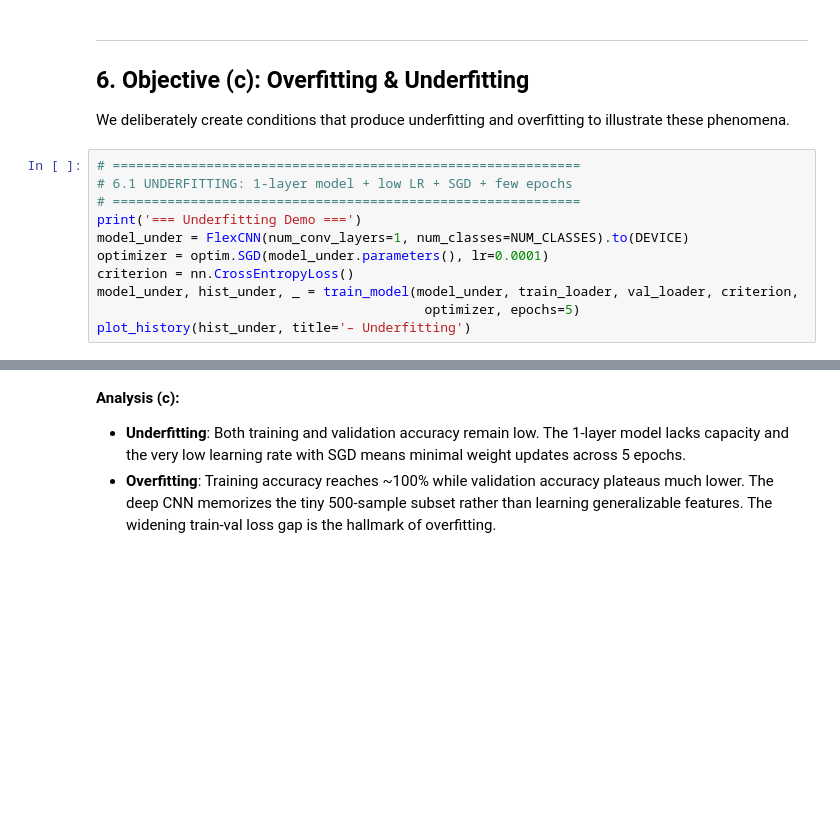
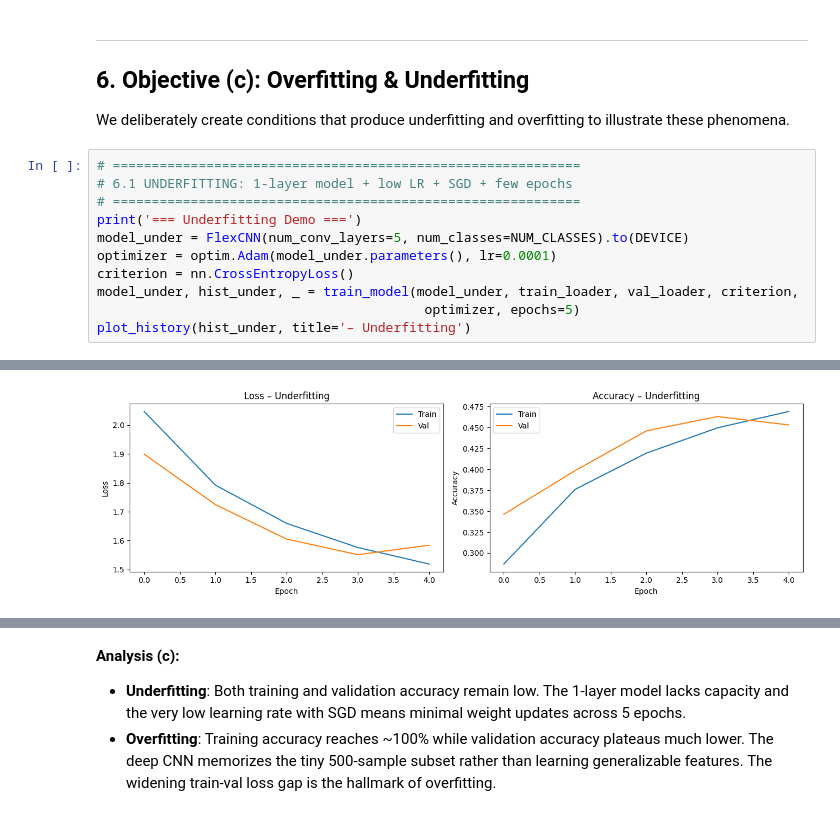
Before and after one commit to pdsalus/cnn-icosimal-v3, a Jupyter notebook: MPW01_CNN_Report (1).ipynb, the cells around one changed output, grey strips where cells are left out. Drawn from its saved outputs; the diff is of its cells as text; blank space fills up the shorter version.

```diff
--- a/MPW01_CNN_Report (1).ipynb
+++ b/MPW01_CNN_Report (1).ipynb
@@ -616,9 +615,10 @@ We deliberately create conditions that produce underfitting and overfitting to i
 # 6.1 UNDERFITTING: 1-layer model + low LR + SGD + few epochs
 # ============================================================
 print('=== Underfitting Demo ===')
-model_under = FlexCNN(num_conv_layers=1, num_classes=NUM_CLASSES).to(DEVICE)
-optimizer = optim.SGD(model_under.parameters(), lr=0.0001)
+model_under = FlexCNN(num_conv_layers=5, num_classes=NUM_CLASSES).to(DEVICE)
+optimizer = optim.Adam(model_under.parameters(), lr=0.0001)
 criterion = nn.CrossEntropyLoss()
 model_under, hist_under, _ = train_model(model_under, train_loader, val_loader, criterion,
                                           optimizer, epochs=5)
 plot_history(hist_under, title='– Underfitting')
+# %% [output]
@@ -625,3 +633,4 @@ plot_history(hist_under, title='– Underfitting')
+[figure, added]
 # %%
 # ============================================================
 # 6.2 OVERFITTING: deep model on small subset, no regularization, many epochs
```
Also changed, not shown: parts of 6 cells of this notebook.
